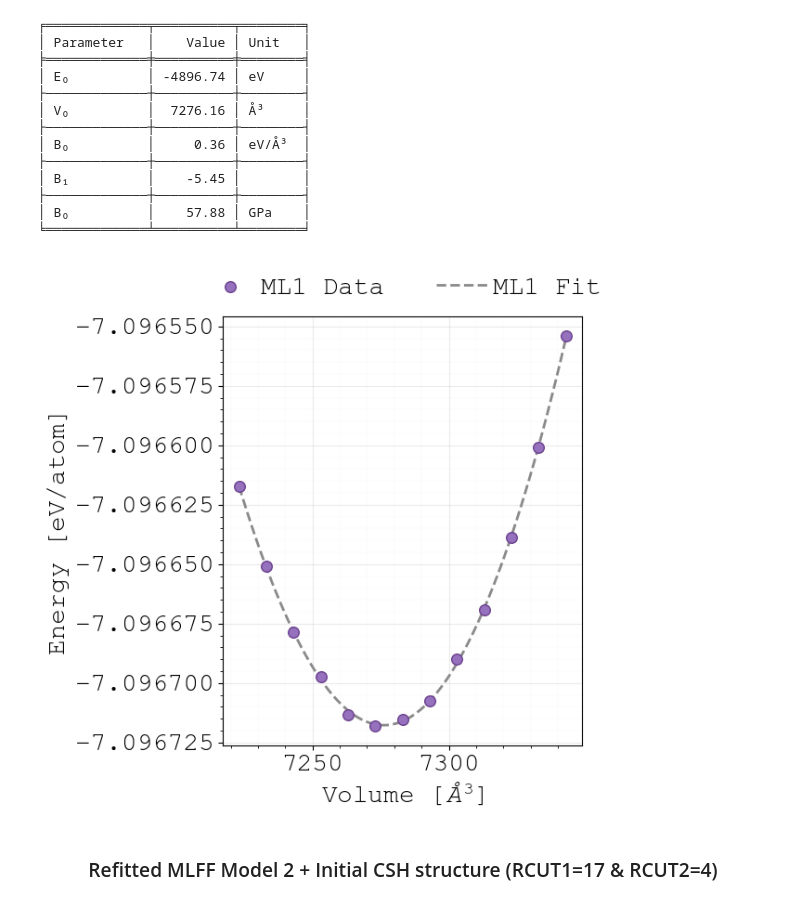
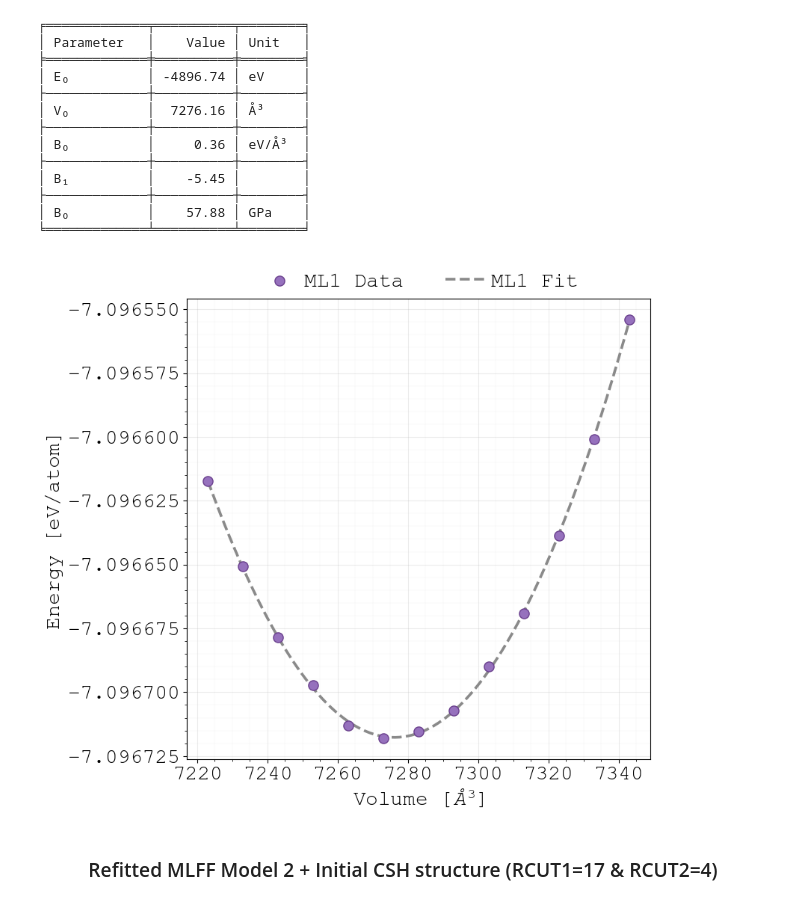
Before and after one commit to quantum-gabo/bachelor-thesis, a Jupyter notebook: notebooks/thesis-figures.ipynb, the cells around one changed output. Drawn from its saved outputs; the diff is of its cells as text; code cells hidden in the pictures.

```diff
--- a/notebooks/thesis-figures.ipynb
+++ b/notebooks/thesis-figures.ipynb
@@ -1041,7 +1041,6 @@ class MyEOSFitter:
         self.opt_params = None
         self.energy_fit = None
         self.volume_fit = None
-        self.normalise = normalise
         self._ReadEOS(eos_data_file)
 
     def _ReadEOS(self, file_path: str) -> None:
@@ -1083,7 +1082,7 @@ class MyEOSFitter:
         return
 
 
-    def ShowFittedEOS(self, labels: list, limits: list = None, save: list = [False], format = 'pdf') -> None:
+    def ShowFittedEOS(self, labels: list, normalise: bool = False, limits: list = None, save: list = [False], format = 'pdf') -> None:
 
         # Create a range of volumes for plotting
         if limits is not None:
@@ -1096,7 +1095,7 @@ class MyEOSFitter:
         self.energy_fit = EOSModel(self.volume_fit, *self.opt_params)
 
         # Plot the Fitteted EOS
-        fig, ax = plt.subplots(figsize = (5, 6))
+        fig, ax = plt.subplots(figsize = (8, 8))
 
         # Disable scientific and offset notation
         formatter = ScalarFormatter(useOffset=False, useMathText=False)
@@ -1109,25 +1108,25 @@ class MyEOSFitter:
         # Plot original data as scatter points
         ax.scatter(self.volume[self.start if limits is None else limits[0]:self.end if limits is None else limits[1]],
                    self.energy[self.start if limits is None else limits[0]:self.end if limits is None else limits[1]] / POSCAR_RX0.n_atoms
-                   if self.normalise else self.energy[self.start if limits is None else limits[0]:self.end if limits is None else limits[1]],
+                   if normalise else self.energy[self.start if limits is None else limits[0]:self.end if limits is None else limits[1]],
                    label      = labels[0],
                    color      = dataset_colors[0],
                    edgecolors = dataset_line_colors[0],
-                   s          = 70,
+                   s          = 90,
                    marker     = 'o',
                    zorder     = 3)
 
         # Plot fitted EOS line
         ax.plot(self.volume_fit,
-                self.energy_fit / POSCAR_RX0.n_atoms if self.normalise else self.energy_fit,
+                self.energy_fit / POSCAR_RX0.n_atoms if normalise else self.energy_fit,
                 label     = labels[1],
                 color     = regression_color,
-                linewidth = 2,
+                linewidth = 2.6,
                 linestyle = '--',
                 zorder    = 2)
 
         ax.set(xlabel = r'Volume [$\AA^3$]',
-               ylabel = 'Energy [eV/atom]')
+               ylabel = 'Energy [eV/atom]' if normalise else 'Energy [eV]')
         ax.grid(True,
                 which     = 'major',
                 linestyle = '-',
@@ -1138,7 +1137,7 @@ class MyEOSFitter:
                 which     = 'minor',
                 linestyle = '-',
                 linewidth = 0.25,
-                alpha     = 0.10)
+                alpha     = 0.15)
         ax.set_axisbelow(True)
 
         # # Set legend
@@ -1148,10 +1147,10 @@ class MyEOSFitter:
             [handles[i] for i in desired_order],
             [labels[i] for i in desired_order],
             loc            = 'upper center',
-            bbox_to_anchor = (0.5, 1.15),  # place legend above the axes, centered
-            ncol           = 2,
+            bbox_to_anchor = (0.5, 1.10),  # place legend above the axes, centered
+            ncol           = 4,
             handletextpad  = 0.2,                   # spread legend entries horizontally
-            frameon        = False                # remove legend border/frame
+            frameon        = False                  # remove legend border/frame
         )
         if save[0]:
             if format == 'pdf':
@@ -1174,7 +1173,7 @@ eos_400K_dir = "../cluster-files/ml-400k/eos-mlff-refit/"
 anzat = [-4879, POSCAR_RX0.volume, -0.5, 4]
 # %%
 # Load the EOS data for ML1
-EOS_ML1 = MyEOSFitter(eos_400K_dir + "volume-m1-4.dat", normalise=True)
+EOS_ML1 = MyEOSFitter(eos_400K_dir + "volume-m1-4.dat")
 
 # Get the fit parameters for ML1
 EOS_ML1.GetFitParams(anzat = anzat, start = 0, end = 11)
@@ -1209,9 +1208,9 @@ EOS_ML1.GetFitParams(anzat = anzat, start = 0, end = 13)
 │ B₀          │    57.88 │ GPa    │
 ╘═════════════╧══════════╧════════╛
 # %%
-EOS_ML1.ShowFittedEOS(labels = ['ML1 Data', 'ML1 Fit'], save = [False])
+EOS_ML1.ShowFittedEOS(labels = ['ML1 Data', 'ML1 Fit'], normalise = True, save = [False])
 # %% [output]
-[figure, old version]
+[figure, new version]
 # %% [markdown]
 <div class="header" style="text-align: center; margin-top: 20px; margin-bottom: 20px; font-family: Arial, sans-serif;">
     <h3>
```
Also changed, not shown: parts of 14 cells of this notebook, 12 other files.
